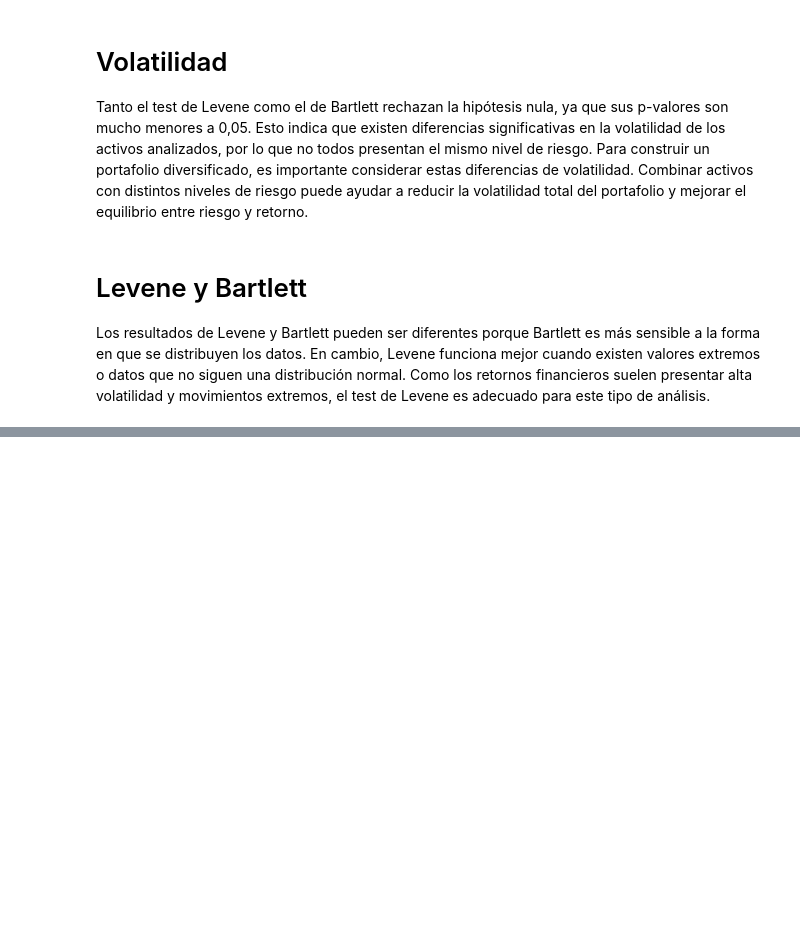
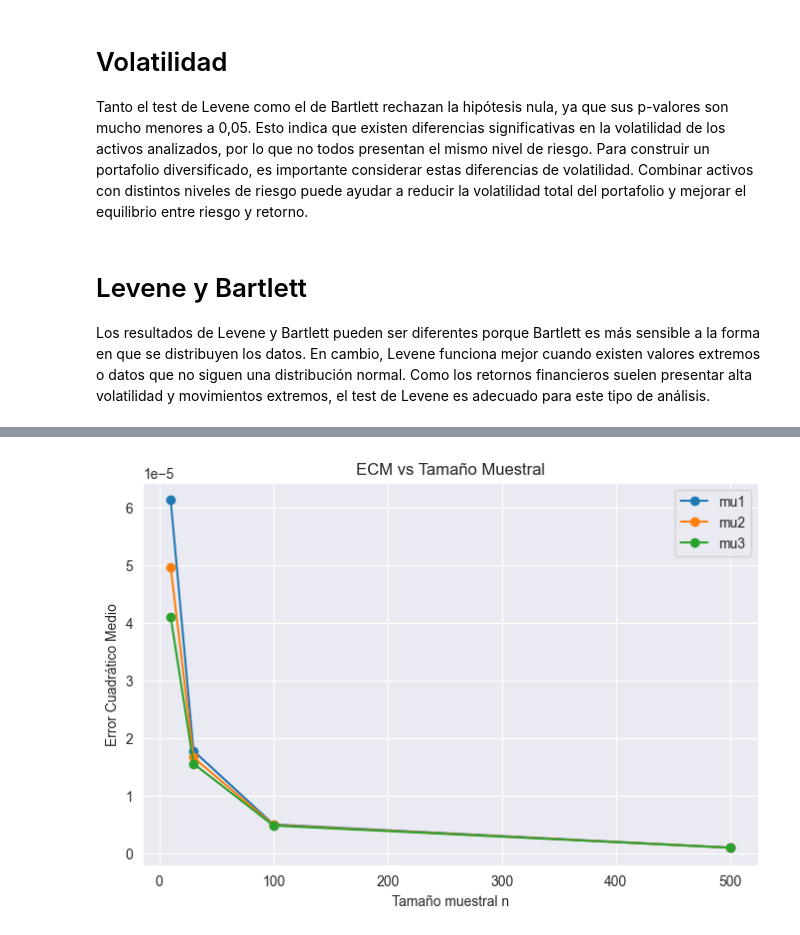
Before and after one commit to Antoniacifuentes/ds_finance_cifuentes, a Jupyter notebook: notebooks/hw2.ipynb, the cells around one changed output, grey strips where cells are left out. Saved outputs shown, nothing was run; the diff lists cells and outputs as text; code cells hidden in the pictures; blank space fills up the shorter version.

```diff
--- a/notebooks/hw2.ipynb
+++ b/notebooks/hw2.ipynb
@@ -646,0 +803,31 @@ Como los retornos financieros suelen presentar alta volatilidad y movimientos ex
+# %%
+tamanos = [10, 30, 100, 500]
+n_sim = 10000
+
+ecm_resultados = []
+
+for n in tamanos:
+    mu1 = []
+    mu2 = []
+    mu3 = []
+
+    for _ in range(n_sim):
+        muestra = np.random.choice(amzn, size=n, replace=True)
+
+        est1 = np.sum(muestra) / (n - 1)
+        est2 = np.sum(muestra) / n
+        est3 = np.sum(muestra) / (n + 1)
+
+        mu1.append(est1)
+        mu2.append(est2)
+        mu3.append(est3)
+
+    ecm_resultados.append({
+        "n": n,
+        "ECM_mu1": np.mean((np.array(mu1) - mu_real) ** 2),
+        "ECM_mu2": np.mean((np.array(mu2) - mu_real) ** 2),
+        "ECM_mu3": np.mean((np.array(mu3) - mu_real) ** 2)
+    })
+
+ecm_df = pd.DataFrame(ecm_resultados)
+ecm_df
@@ -646,0 +840,16 @@ Como los retornos financieros suelen presentar alta volatilidad y movimientos ex
+# %%
+plt.figure(figsize=(8,5))
+
+plt.plot(ecm_df["n"], ecm_df["ECM_mu1"], marker="o", label="mu1")
+plt.plot(ecm_df["n"], ecm_df["ECM_mu2"], marker="o", label="mu2")
+plt.plot(ecm_df["n"], ecm_df["ECM_mu3"], marker="o", label="mu3")
+
+plt.title("ECM vs Tamaño Muestral")
+plt.xlabel("Tamaño muestral n")
+plt.ylabel("Error Cuadrático Medio")
+plt.legend()
+plt.grid(True)
+
+plt.show()
+# %% [output]
+[figure, added]
```
Also changed, not shown: parts of 13 cells of this notebook.
